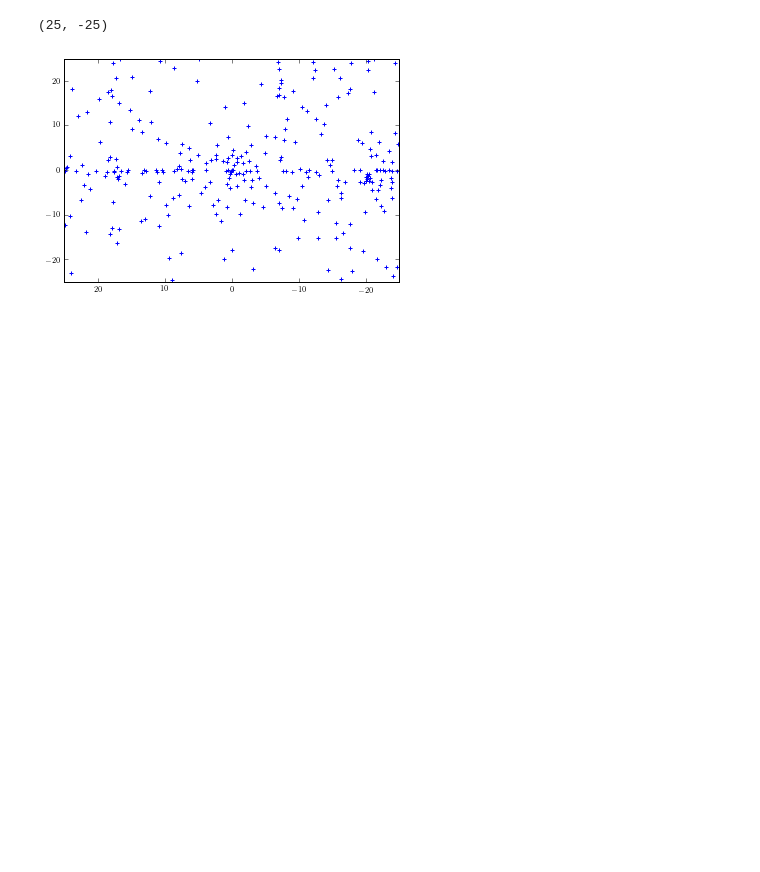
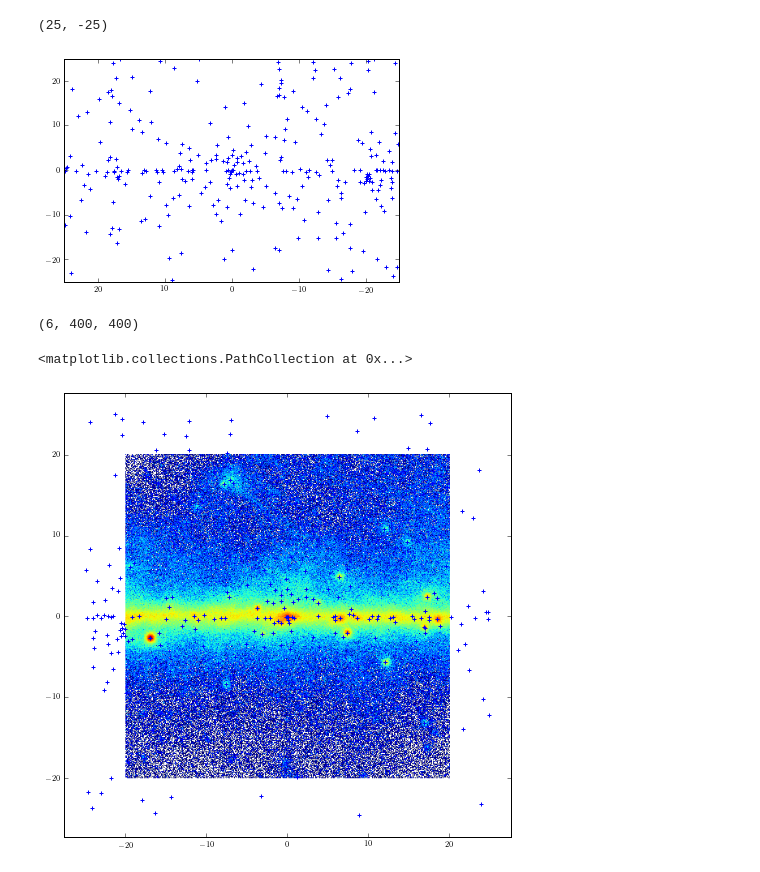
Before and after one commit to erccarls/PSC_GCE, a Jupyter notebook: notebooks/Finding Point Source Locations.ipynb, the cells around one changed output. Cells and saved outputs as stored; diff of their text form; code cells hidden in the pictures; blank space fills up the shorter version.

```diff
--- a/notebooks/Finding Point Source Locations.ipynb
+++ b/notebooks/Finding Point Source Locations.ipynb
@@ -54,3 +54,17 @@ plt.xlim(25,-25)
 Populating the interactive namespace from numpy and matplotlib
 (25, -25)
 [figure]
+# %%
+counts = np.load('../output/cartesian_count_map_0.1deg.npy')
+counts.shape
+# %% [output]
+(6, 400, 400)
+# %%
+plt.figure(figsize=(8,8))
+#print counts
+plt.imshow(np.log10(counts[0]), origin='lower', extent=[-20,20,-20,20])
+plt.scatter(lons[idx], lats[idx], marker='+')
+plt.xlim
+# %% [output]
+<matplotlib.collections.PathCollection at 0x...>
+[figure, added]
```
Also changed, not shown: 1 other file.
